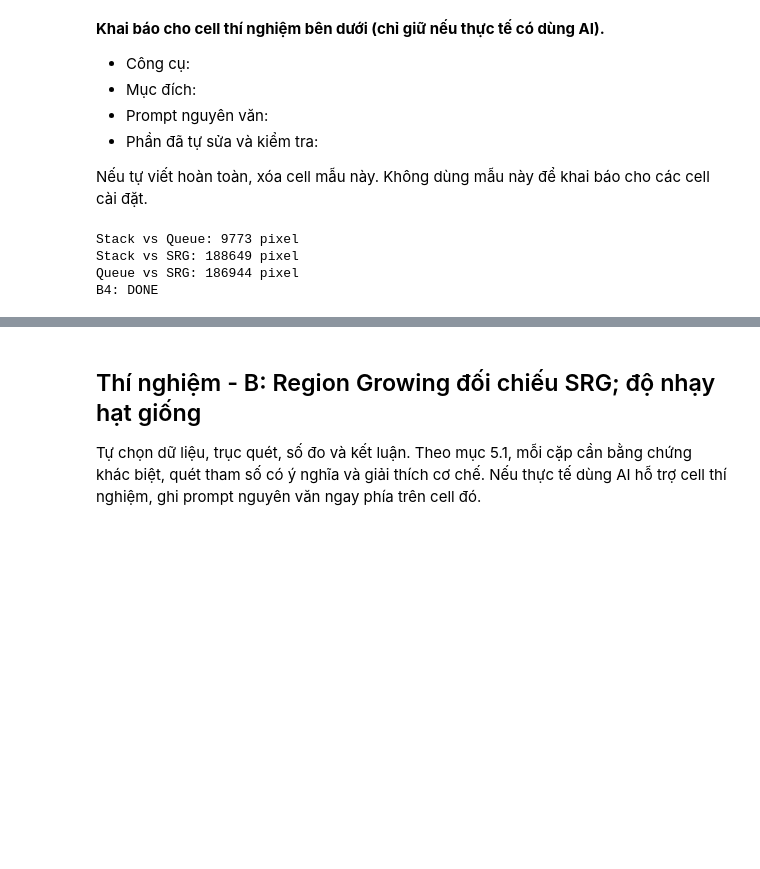
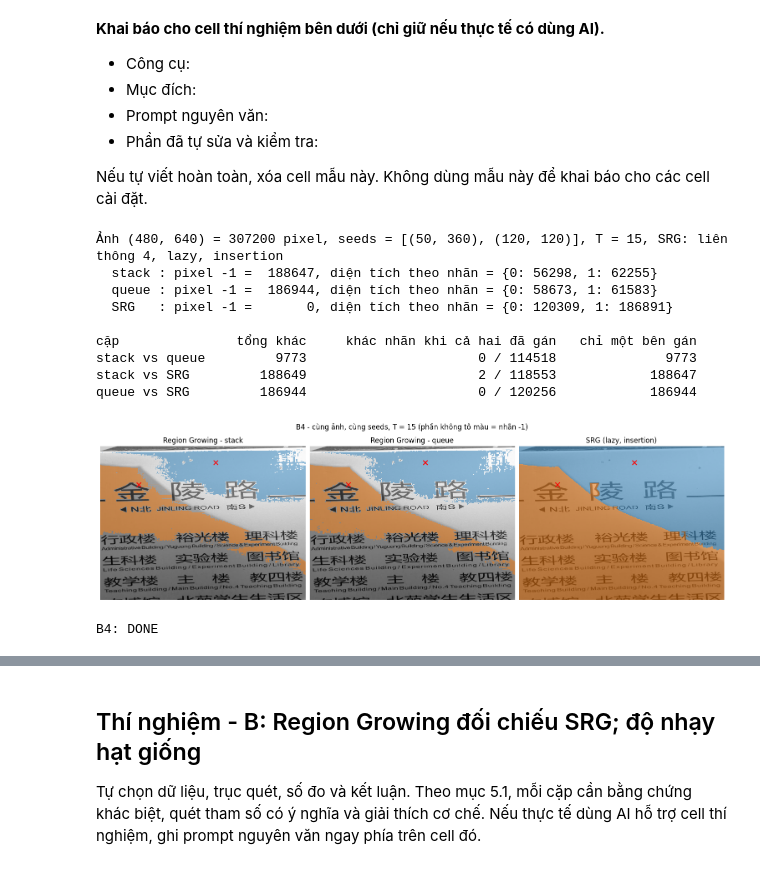
Before and after one commit to NguyenTanHiep07/xla-121036, a Jupyter notebook: bai_tap_2/lam_viec/bt2_sen.ipynb, the cells around one changed output, grey strips where cells are left out. Drawn from its saved outputs; the diff is of its cells as text; code cells hidden in the pictures; blank space fills up the shorter version.

```diff
--- a/bai_tap_2/lam_viec/bt2_sen.ipynb
+++ b/bai_tap_2/lam_viec/bt2_sen.ipynb
@@ -831,36 +845,60 @@ Cùng ảnh, cùng seeds; báo số pixel khác nhau trong từng cặp. Ngườ
 
 Nếu tự viết hoàn toàn, xóa cell mẫu này. Không dùng mẫu này để khai báo cho các cell cài đặt.
 # %%
-# B4 - So sánh Region Growing và SRG
+# ===== B4 - So Region Growing (stack / queue) với SRG =====
+# Cùng ảnh, cùng seeds, cùng ngưỡng T. ID nhãn của cả ba phương pháp đều là chỉ số seed trong danh sách,
+# nên đã thẳng hàng, không cần đổi ID. Region Growing để -1 ở pixel không thuộc vùng nào còn SRG
+# thì gán hết, nên tách riêng hai phần: pixel -1 và pixel khác nhãn trên phần cả hai đều đã gán.
+T_B4 = T_test
+nhan_stack = region_growing_classic(test_img, test_seeds, T=T_B4, order="stack")
+nhan_queue = region_growing_classic(test_img, test_seeds, T=T_B4, order="queue")
+nhan_srg, bien_srg = srg(test_img, test_seeds, connectivity=4, stale="lazy", tie="insertion")
 
-labels_stack = region_growing_classic(
-    test_img, test_seeds, T=T_test, order="stack"
-)
+print(f"Ảnh {test_img.shape} = {test_img.size} pixel, seeds = {test_seeds}, T = {T_B4}, "
+      f"SRG: liên thông 4, lazy, insertion")
+for ten, nhan in (("stack", nhan_stack), ("queue", nhan_queue), ("SRG", nhan_srg)):
+    dien_tich = {k: int((nhan == k).sum()) for k in range(len(test_seeds))}
+    print(f"  {ten:<6}: pixel -1 = {int((nhan == -1).sum()):>7}, diện tích theo nhãn = {dien_tich}")
 
-labels_queue = region_growing_classic(
-    test_img, test_seeds, T=T_test, order="queue"
-)
 
-labels_srg, boundary_mask = srg(
-    test_img,
-    test_seeds,
-    connectivity=4,
-    stale="lazy",
-    tie="insertion"
-)
+def so_sanh_cap(nhan_a, nhan_b):
+    tong_khac = int(np.count_nonzero(nhan_a != nhan_b))
+    ca_hai_da_gan = (nhan_a >= 0) & (nhan_b >= 0)
+    khac_khi_ca_hai_gan = int(np.count_nonzero((nhan_a != nhan_b) & ca_hai_da_gan))
+    chi_mot_ben_gan = int(np.count_nonzero((nhan_a >= 0) != (nhan_b >= 0)))
+    return tong_khac, khac_khi_ca_hai_gan, int(ca_hai_da_gan.sum()), chi_mot_ben_gan
 
-diff_stack_queue = np.count_nonzero(labels_stack != labels_queue)
-diff_stack_srg = np.count_nonzero(labels_stack != labels_srg)
-diff_queue_srg = np.count_nonzero(labels_queue != labels_srg)
 
-print("Stack vs Queue:", diff_stack_queue, "pixel")
-print("Stack vs SRG:", diff_stack_srg, "pixel")
-print("Queue vs SRG:", diff_queue_srg, "pixel")
+print(f"\n{'cặp':<16}{'tổng khác':>11}{'khác nhãn khi cả hai đã gán':>32}{'chỉ một bên gán':>18}")
+for ten, a, b in (("stack vs queue", nhan_stack, nhan_queue),
+                  ("stack vs SRG", nhan_stack, nhan_srg),
+                  ("queue vs SRG", nhan_queue, nhan_srg)):
+    tong, khac_gan, so_gan, mot_ben = so_sanh_cap(a, b)
+    print(f"{ten:<16}{tong:>11}{f'{khac_gan} / {so_gan}':>32}{mot_ben:>18}")
 
+fig, axes = plt.subplots(1, 3, figsize=(15, 4.6), constrained_layout=True)
+for ax, (ten, nhan) in zip(axes, (("Region Growing - stack", nhan_stack),
+                                  ("Region Growing - queue", nhan_queue),
+                                  ("SRG (lazy, insertion)", nhan_srg))):
+    ax.imshow(test_img, cmap="gray")
+    ax.imshow(np.ma.masked_less(nhan, 0), cmap="tab10", alpha=0.5, vmin=0, vmax=9)
+    for r, c in test_seeds:
+        ax.scatter(c, r, marker="x", s=60, c="red")
+    ax.set_title(ten)
+    ax.axis("off")
+fig.suptitle(f"B4 - cùng ảnh, cùng seeds, T = {T_B4} (phần không tô màu = nhãn -1)")
+plt.show()
 print("B4: DONE")
 # %% [output]
-Stack vs Queue: 9773 pixel
-Stack vs SRG: 188649 pixel
-Queue vs SRG: 186944 pixel
-B4: DONE
+Ảnh (480, 640) = 307200 pixel, seeds = [(50, 360), (120, 120)], T = 15, SRG: liên thông 4, lazy, insertion
+  stack : pixel -1 =  188647, diện tích theo nhãn = {0: 56298, 1: 62255}
+  queue : pixel -1 =  186944, diện tích theo nhãn = {0: 58673, 1: 61583}
+  SRG   : pixel -1 =       0, diện tích theo nhãn = {0: 120309, 1: 186891}
+
+cặp               tổng khác     khác nhãn khi cả hai đã gán   chỉ một bên gán
+stack vs queue         9773                      0 / 114518              9773
+stack vs SRG         188649                      2 / 118553            188647
+queue vs SRG         186944                      0 / 120256            186944
+[figure, added]
+B4: DONE
 # %% [markdown]
```
Also changed, not shown: parts of 10 cells of this notebook.
